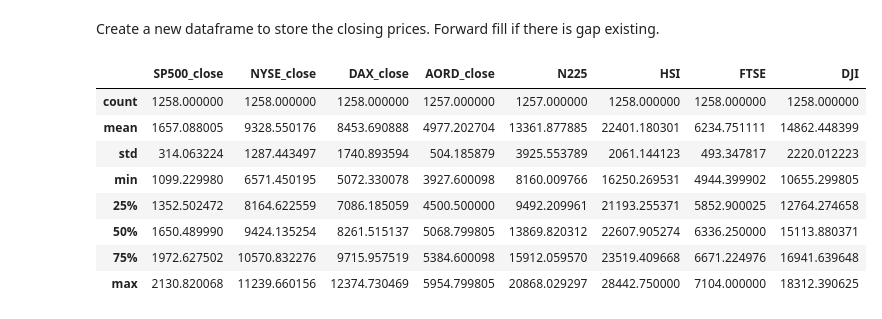
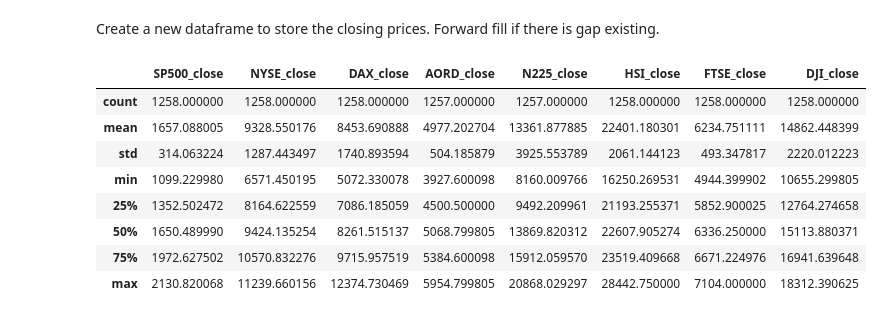
Before and after one commit to stevenyu530/NowcastingLibrary, a Jupyter notebook: IPythonNotebooks/MLFinancialTimeSeries.ipynb, the cells around one changed output. Cells and saved outputs as stored; diff of their text form; code cells hidden in the pictures.

```diff
--- a/IPythonNotebooks/MLFinancialTimeSeries.ipynb
+++ b/IPythonNotebooks/MLFinancialTimeSeries.ipynb
@@ -29,19 +30,19 @@ Create a new dataframe to store the closing prices. Forward fill if there is gap
 # %%
 closing_data = pd.DataFrame()
 closing_data['SP500_close'] = SP500['Close']
 closing_data['NYSE_close'] = NYSE['Close']
 closing_data['DAX_close'] = DAX['Close']
 closing_data['AORD_close'] = AORD['Close']
-closing_data['N225'] = N225['Close']
-closing_data['HSI'] = HSI['Close']
-closing_data['FTSE'] = FTSE['Close']
-closing_data['DJI'] = DJI['Close']
+closing_data['N225_close'] = N225['Close']
+closing_data['HSI_close'] = HSI['Close']
+closing_data['FTSE_close'] = FTSE['Close']
+closing_data['DJI_close'] = DJI['Close']
 
 # forward fill NaN data
 closing_data.fillna(method='ffill', inplace=True)
 closing_data.describe()
 # %% [output]
-|  | SP500_close | NYSE_close | DAX_close | AORD_close | N225 | HSI | FTSE | DJI |
+|  | SP500_close | NYSE_close | DAX_close | AORD_close | N225_close | HSI_close | FTSE_close | DJI_close |
 | count | 1258.000000 | 1258.000000 | 1258.000000 | 1257.000000 | 1257.000000 | 1258.000000 | 1258.000000 | 1258.000000 |
 | mean | 1657.088005 | 9328.550176 | 8453.690888 | 4977.202704 | 13361.877885 | 22401.180301 | 6234.751111 | 14862.448399 |
 | std | 314.063224 | 1287.443497 | 1740.893594 | 504.185879 | 3925.553789 | 2061.144123 | 493.347817 | 2220.012223 |
```
Also changed, not shown: parts of 5 cells of this notebook.
